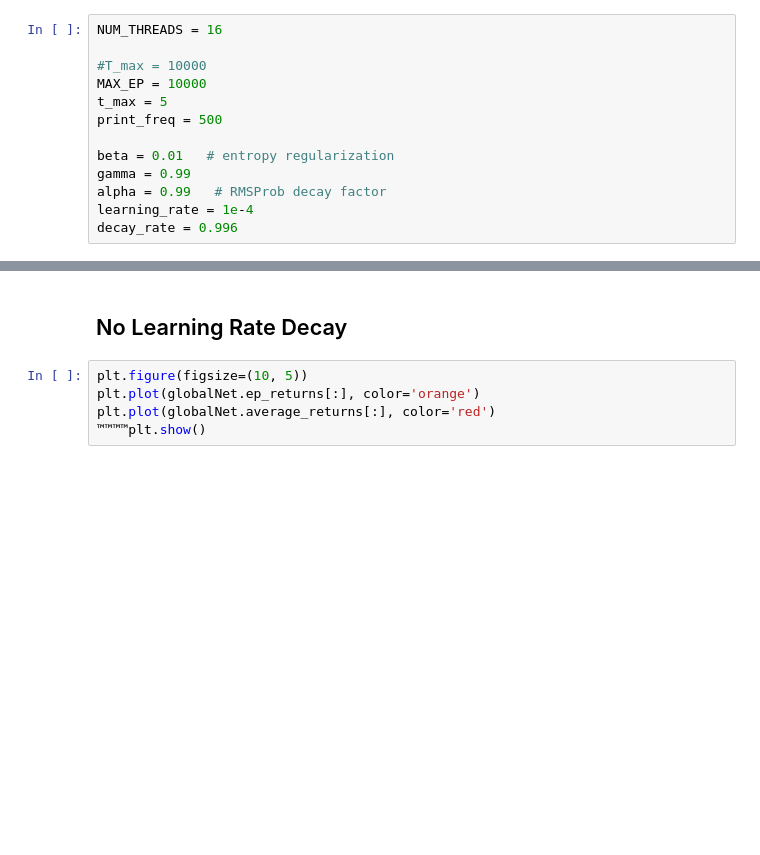
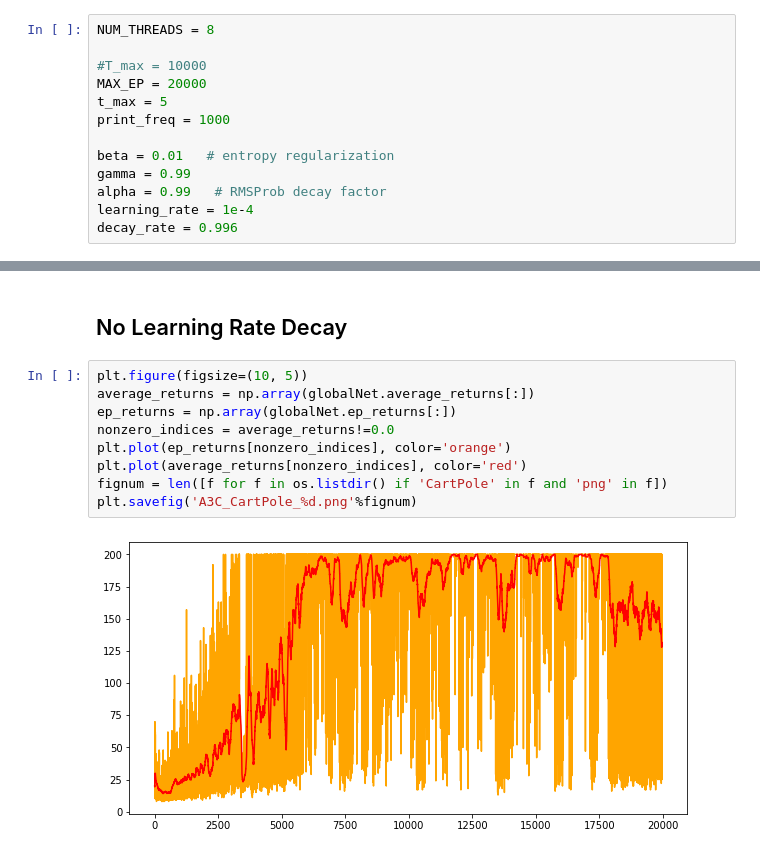
Before and after one commit to dobro12/rl_study, a Jupyter notebook: A3C/HG/a3c_cartpole_multiprocess.ipynb, the cells around one changed output, grey strips where cells are left out. Drawn from its saved outputs; the diff is of its cells as text; blank space fills up the shorter version.

Commit message:
multi-processing vs multi-threading

```diff
--- a/A3C/HG/a3c_cartpole_multiprocess.ipynb
+++ b/A3C/HG/a3c_cartpole_multiprocess.ipynb
@@ -55,12 +56,12 @@ class A3C(nn.Module):
         self.ep_counter.value += 1
         return self.ep_counter.value
 # %%
-NUM_THREADS = 16
+NUM_THREADS = 8
 
 #T_max = 10000
-MAX_EP = 10000
+MAX_EP = 20000
 t_max = 5
-print_freq = 500
+print_freq = 1000
 
 beta = 0.01   # entropy regularization
 gamma = 0.99
@@ -188,7 +212,13 @@ KeyboardInterrupt:
 # %% [markdown]
 ## No Learning Rate Decay
-# %%
-plt.figure(figsize=(10, 5))
-plt.plot(globalNet.ep_returns[:], color='orange')
-plt.plot(globalNet.average_returns[:], color='red')
-™™™™plt.show()
+# %%
+plt.figure(figsize=(10, 5))
+average_returns = np.array(globalNet.average_returns[:])
+ep_returns = np.array(globalNet.ep_returns[:])
+nonzero_indices = average_returns!=0.0
+plt.plot(ep_returns[nonzero_indices], color='orange')
+plt.plot(average_returns[nonzero_indices], color='red')
+fignum = len([f for f in os.listdir() if 'CartPole' in f and 'png' in f])
+plt.savefig('A3C_CartPole_%d.png'%fignum)
+# %% [output]
+[figure, added]
```
Also changed, not shown: parts of 3 cells of this notebook, 6 other files.
